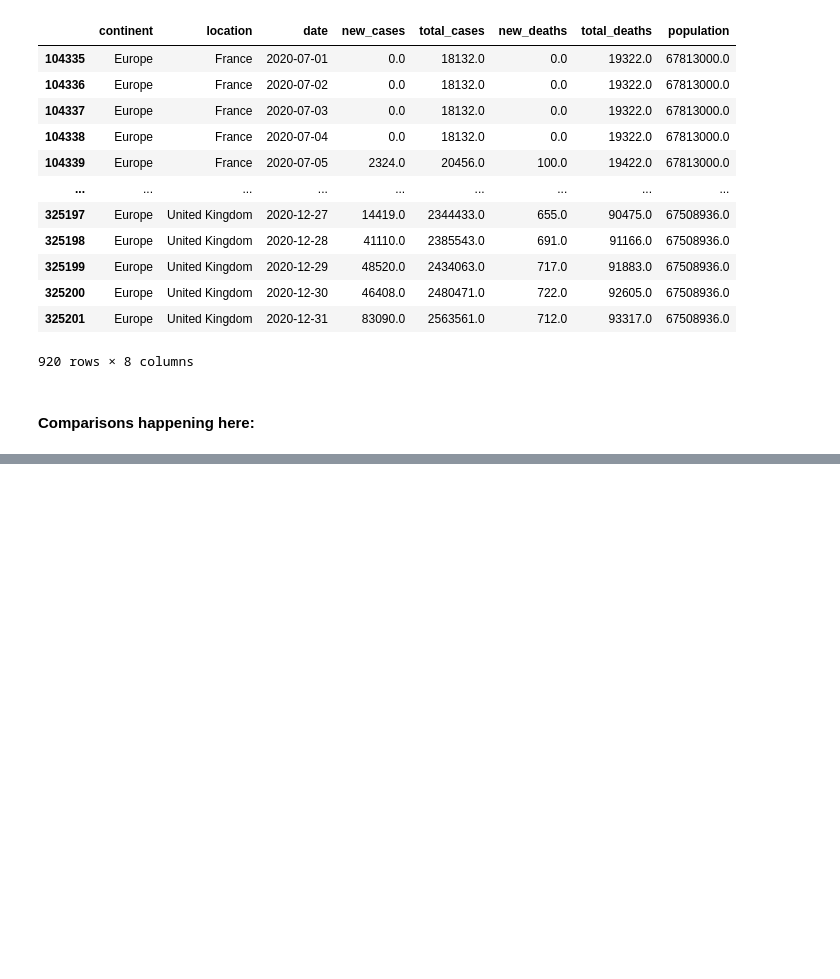
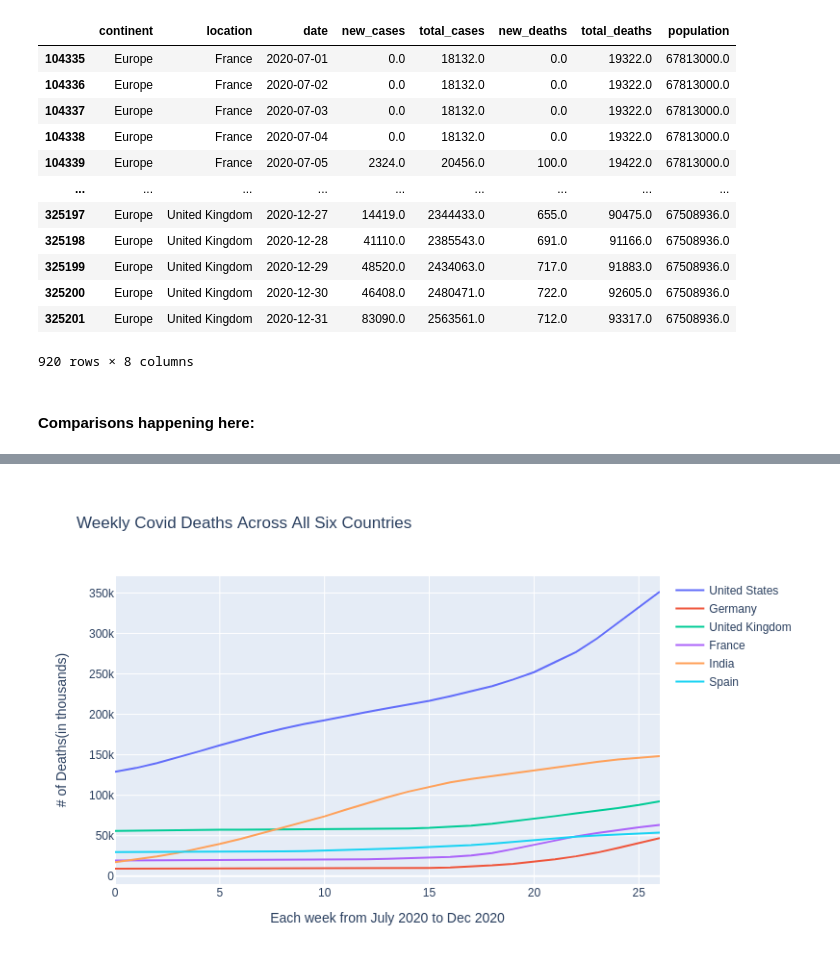
Before and after one commit to usman-z/CSC_405, a Jupyter notebook: Team/Stage 2/Stage_2.ipynb, the cells around one changed output, grey strips where cells are left out. Drawn from its saved outputs; the diff is of its cells as text; code cells hidden in the pictures; blank space fills up the shorter version.

```diff
--- a/Team/Stage 2/Stage_2.ipynb
+++ b/Team/Stage 2/Stage_2.ipynb
@@ -246,0 +247,26 @@ Boolean Series key will be reindexed to match DataFrame index.
+# %%
+country_deaths = pd.DataFrame({
+  "United States": weekly_deaths_us_data,
+  "Germany": pd.Series(weekly_datasets_deaths["Germany"]),
+  "United Kingdom": pd.Series(weekly_datasets_deaths["United Kingdom"]),
+  "France": pd.Series(weekly_datasets_deaths["France"]),
+  "India": pd.Series(weekly_datasets_deaths["India"]),
+  "Spain": pd.Series(weekly_datasets_deaths["Spain"])
+})
+
+fig = go.Figure()
+for country in country_deaths.columns:
+    fig.add_trace(go.Scatter(x=country_deaths.index, y=country_deaths[country], mode='lines', name=country))
+fig.update_layout(
+    title='Weekly Covid Deaths Across All Six Countries',
+    xaxis=dict(title='Each week from July 2020 to Dec 2020'),
+    yaxis=dict(title='# of Deaths(in thousands)'),
+    showlegend=True,
+    width=800,
+    height=500
+)
+
+fig.write_image("five_countries_comparison_deaths.png")
+Image(filename="five_countries_comparison_deaths.png")
+# %% [output]
+[figure, added]
```
Also changed, not shown: parts of 12 cells of this notebook, 10 other files.
